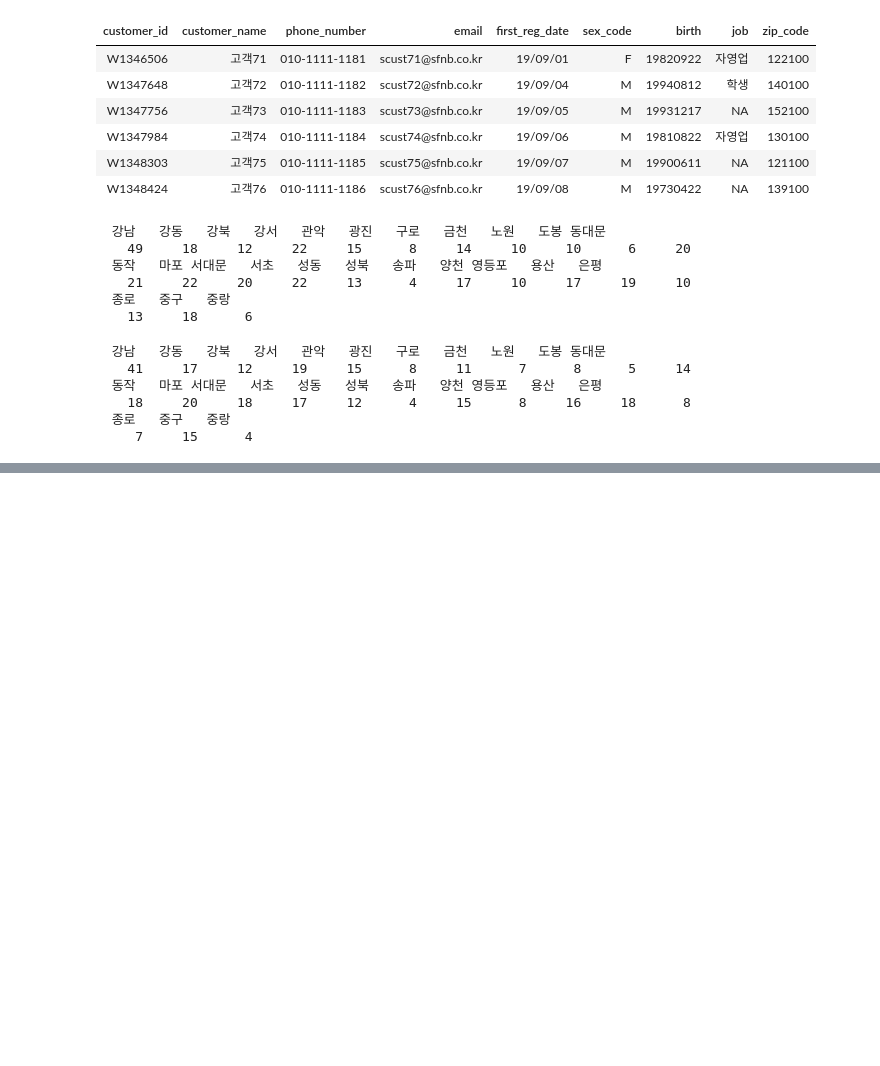
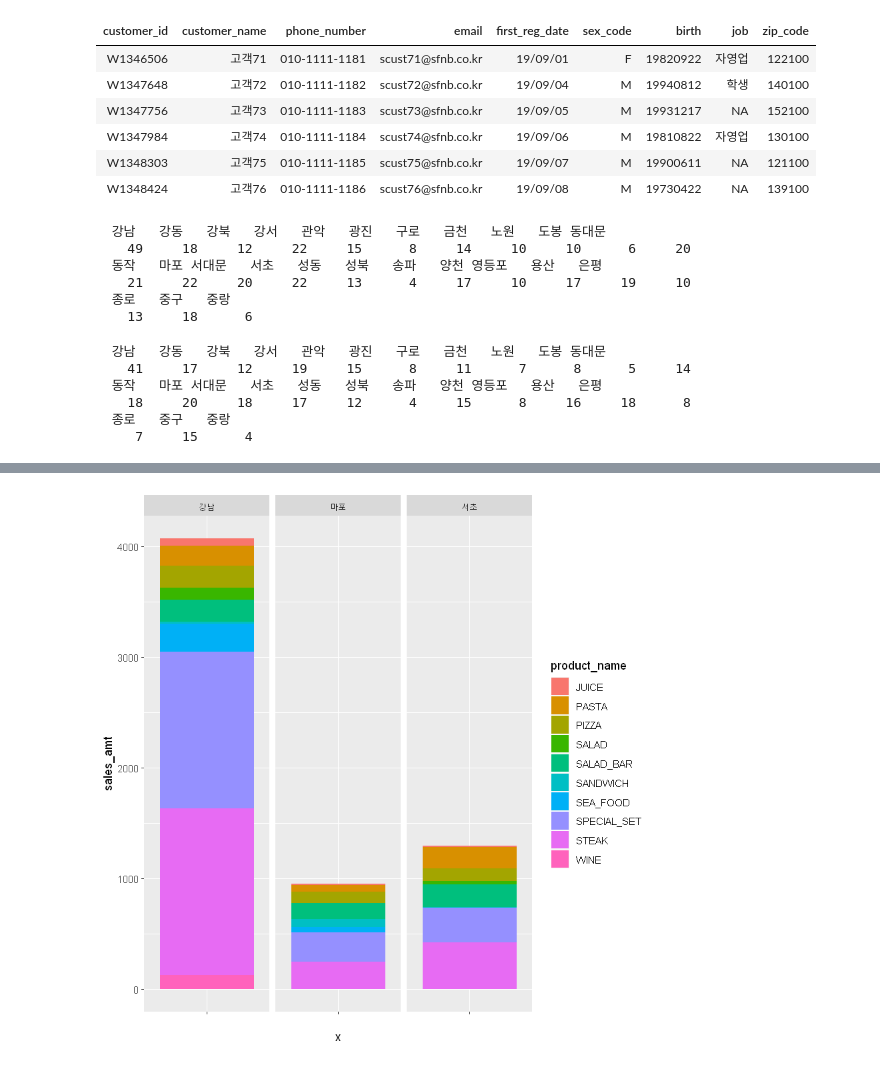
Before and after one commit to castleroad95/2021_data_analysis_class, a Jupyter notebook: R/20210322_r(stastics).ipynb, the cells around one changed output, grey strips where cells are left out. Cells and saved outputs as stored; diff of their text form; code cells hidden in the pictures; blank space fills up the shorter version.

```diff
--- a/R/20210322_r(stastics).ipynb
+++ b/R/20210322_r(stastics).ipynb
@@ -119,0 +143,7 @@ table(no_cancel_data$branch)
+# %%
+# 누적 막대 그래프 그리기
+ggplot(df_branch_sales, aes(x = "", y = sales_amt, fill = product_name)) +
+    facet_grid(facets = . ~ branch) + # 면 분할 함수 branch 기준으로 분할
+    geom_bar(stat = "identity")
+# %% [output]
+[figure, added]
```
Also changed, not shown: parts of 18 cells of this notebook.
